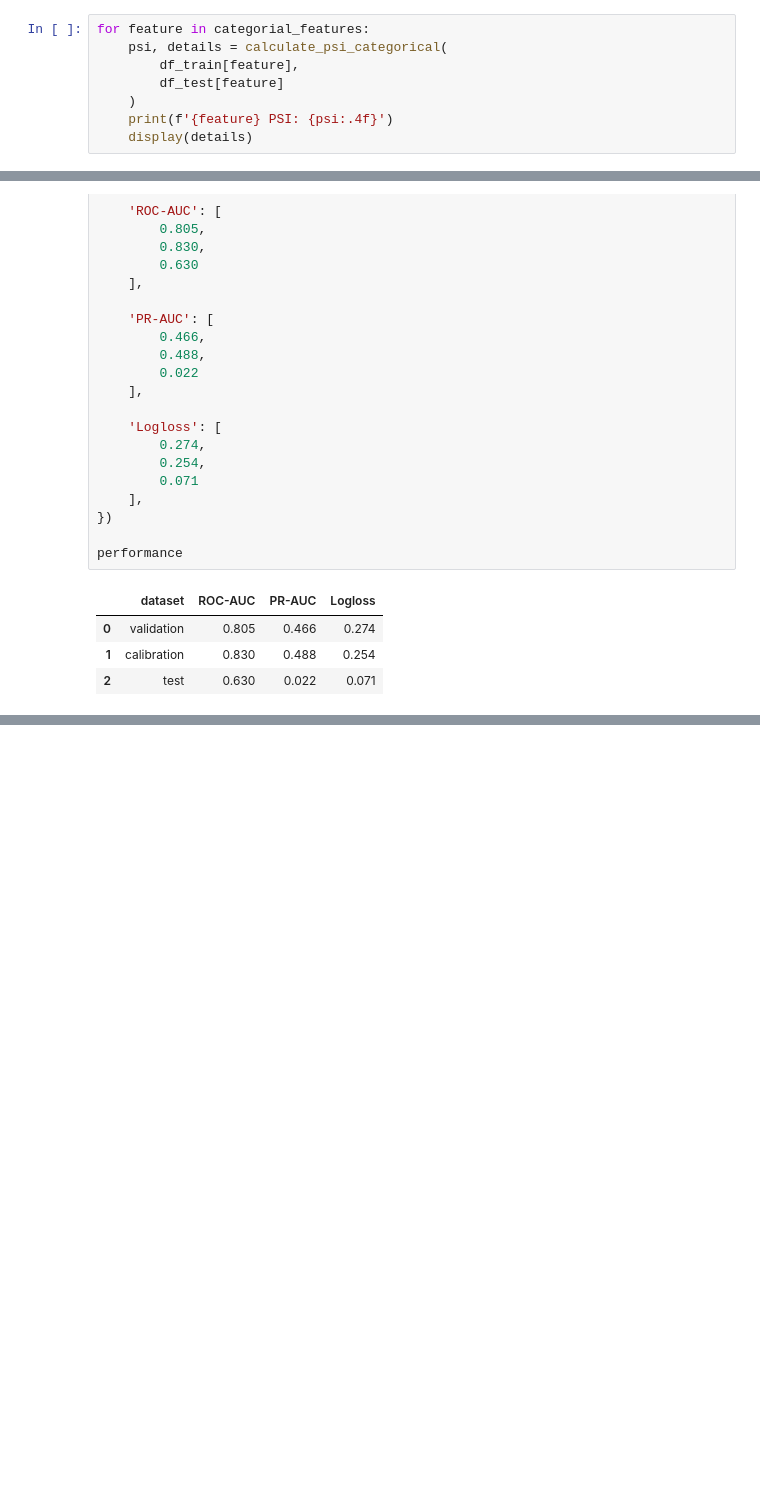
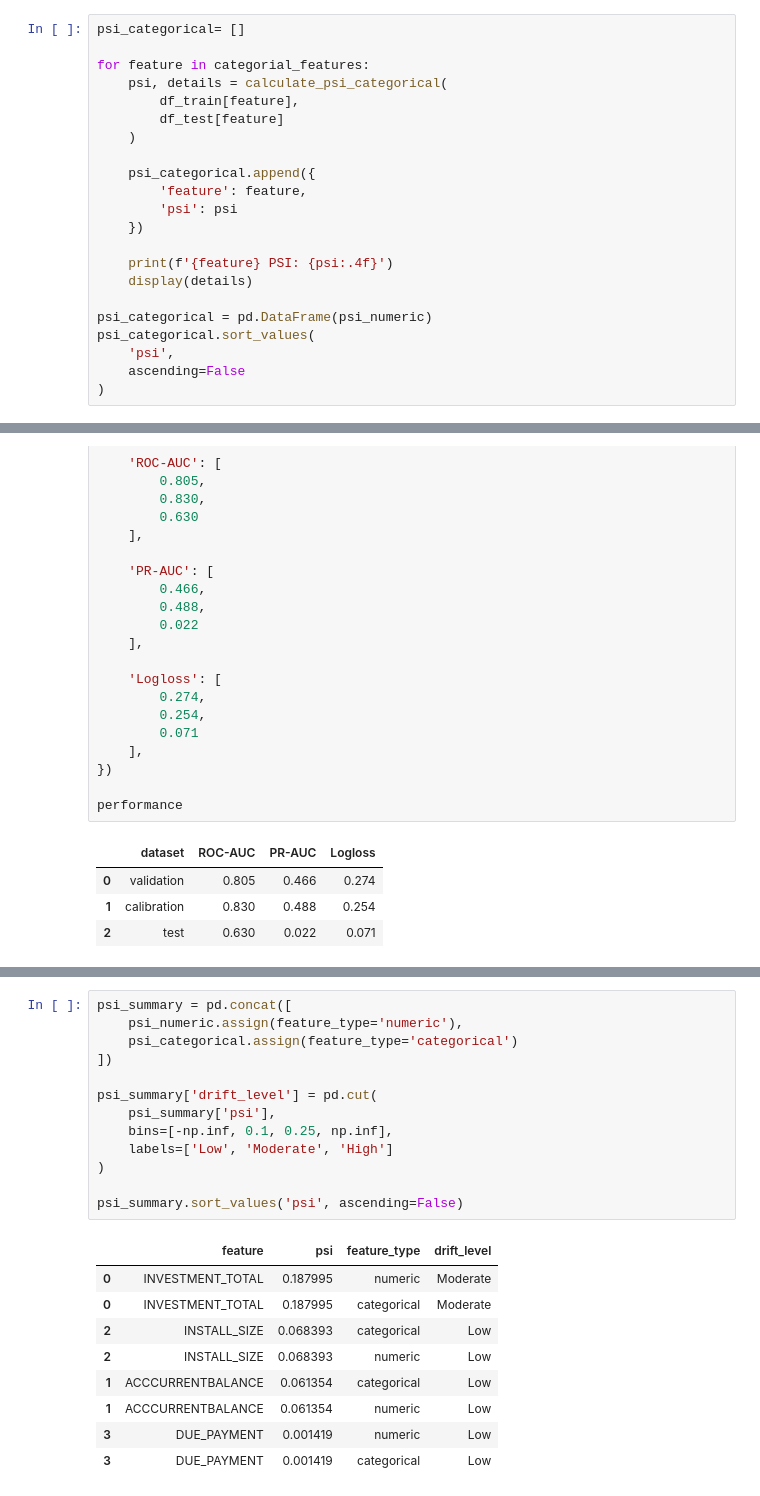
Before and after one commit to blbl-blbl/kaggle-Credit-Risk-Dataset, a Jupyter notebook: notebooks/03_drift_analysis.ipynb, the cells around one changed output, grey strips where cells are left out. Cells and saved outputs as stored; diff of their text form; blank space fills up the shorter version.

```diff
--- a/notebooks/03_drift_analysis.ipynb
+++ b/notebooks/03_drift_analysis.ipynb
@@ -356,13 +358,27 @@ def calculate_psi_categorical(
 
         return psi_values.sum(), details
 # %%
+psi_categorical= []
+
 for feature in categorial_features:
     psi, details = calculate_psi_categorical(
         df_train[feature],
         df_test[feature]
     )
+
+    psi_categorical.append({
+        'feature': feature,
+        'psi': psi
+    })
+
     print(f'{feature} PSI: {psi:.4f}')
     display(details)
+
+psi_categorical = pd.DataFrame(psi_numeric)
+psi_categorical.sort_values(
+    'psi',
+    ascending=False
+)
 # %% [output]
 INF_MARITAL_STATUS PSI: 0.0010
 |  | expected_share | actual_share | psi_component |
@@ -500,0 +532,23 @@ performance
+# %%
+psi_summary = pd.concat([
+    psi_numeric.assign(feature_type='numeric'),
+    psi_categorical.assign(feature_type='categorical')
+])
+
+psi_summary['drift_level'] = pd.cut(
+    psi_summary['psi'],
+    bins=[-np.inf, 0.1, 0.25, np.inf],
+    labels=['Low', 'Moderate', 'High']
+)
+
+psi_summary.sort_values('psi', ascending=False)
+# %% [output]
+|  | feature | psi | feature_type | drift_level |
+| 0 | INVESTMENT_TOTAL | 0.187995 | numeric | Moderate |
+| 0 | INVESTMENT_TOTAL | 0.187995 | categorical | Moderate |
+| 2 | INSTALL_SIZE | 0.068393 | categorical | Low |
+| 2 | INSTALL_SIZE | 0.068393 | numeric | Low |
+| 1 | ACCCURRENTBALANCE | 0.061354 | categorical | Low |
+| 1 | ACCCURRENTBALANCE | 0.061354 | numeric | Low |
+| 3 | DUE_PAYMENT | 0.001419 | numeric | Low |
+| 3 | DUE_PAYMENT | 0.001419 | categorical | Low |
```
Also changed, not shown: parts of 5 cells of this notebook.
